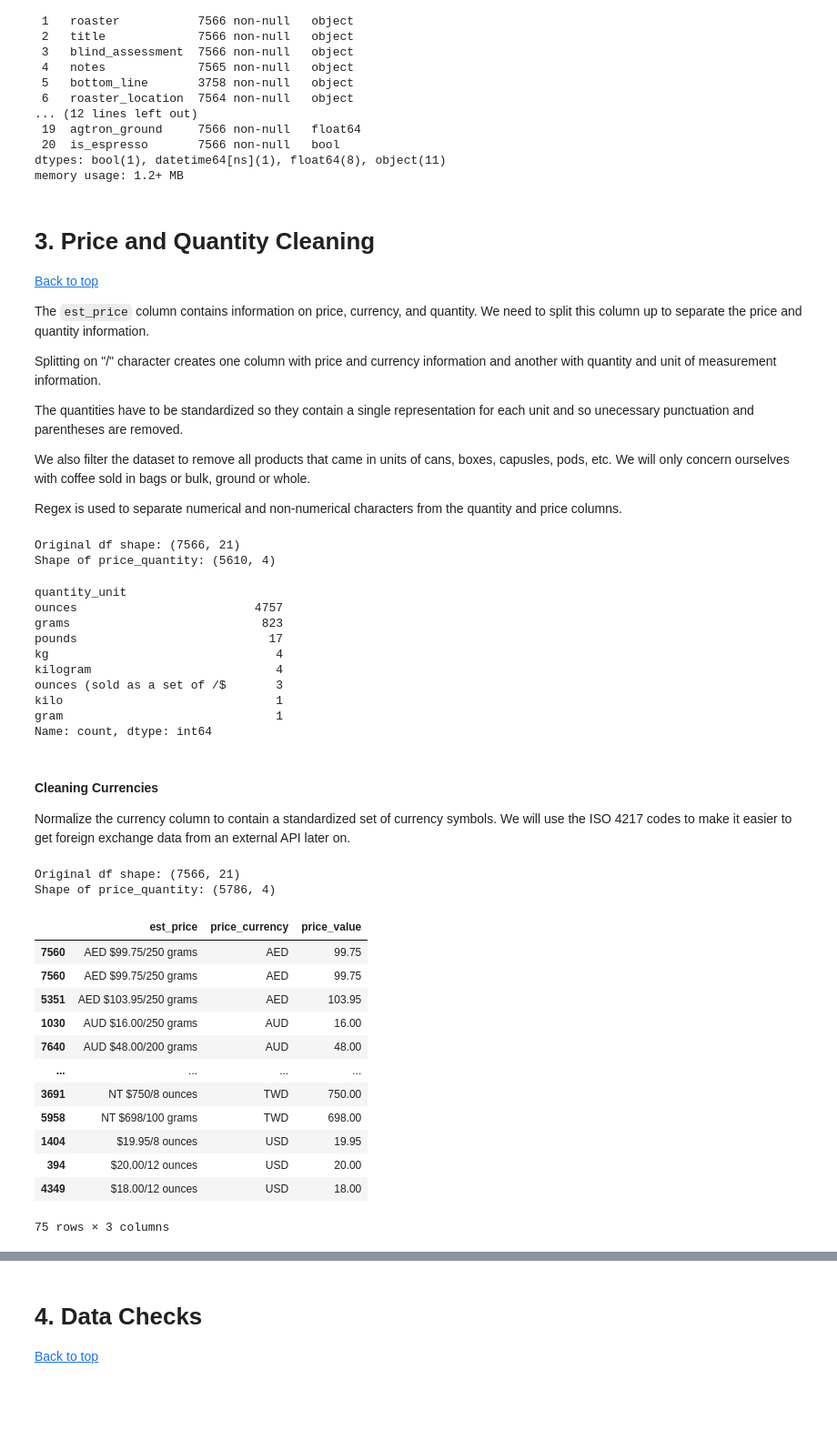
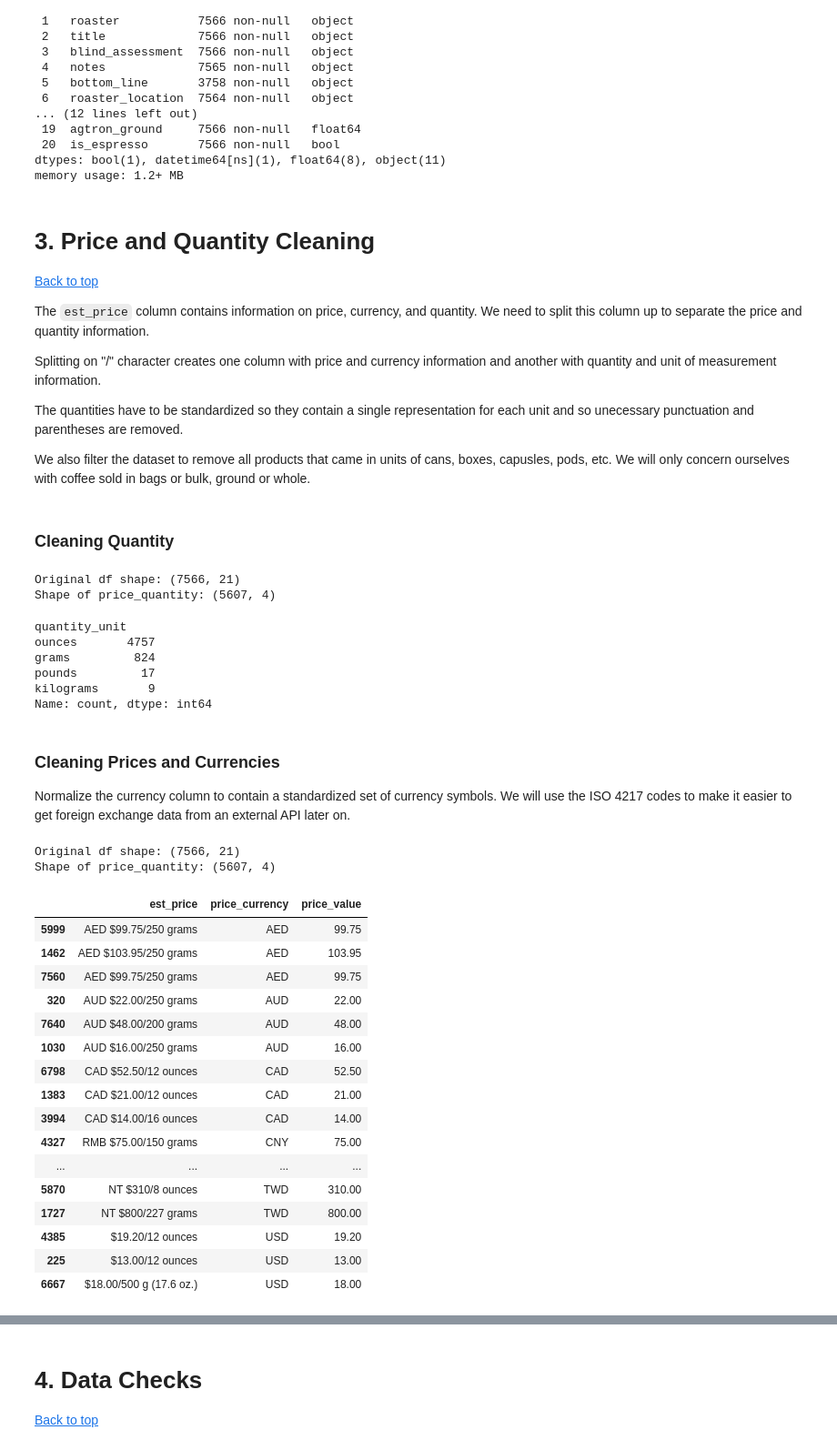
Before and after one commit to tynardone/coffee-review-analysis, a Jupyter notebook: notebooks/1_data_cleaning.ipynb, the cells around one changed output, grey strips where cells are left out. Shown at 91% size. Saved outputs shown, nothing was run; the diff lists cells and outputs as text; code cells hidden in the pictures; blank space fills up the shorter version.

```diff
--- a/notebooks/1_data_cleaning.ipynb
+++ b/notebooks/1_data_cleaning.ipynb
@@ -178,8 +178,8 @@ Splitting on "/" character creates one column with price and currency informatio
 The quantities have to be standardized so they contain a single representation for each unit and so unecessary punctuation and parentheses are removed.
 
 We also filter the dataset to remove all products that came in units of cans, boxes, capusles, pods, etc. We will only concern ourselves with coffee sold in bags or bulk, ground or whole.
-
-Regex is used to separate numerical and non-numerical characters from the quantity and price columns.
+# %% [markdown]
+### Cleaning Quantity
 # %%
 drop_terms = [
     "can",
@@ -220,10 +220,6 @@ def price_quantity_split(df: pd.DataFrame) -> pd.DataFrame:
             # Cleanup quantity
             quantity=lambda df_: (
                 df_["quantity"]
-                .loc[
-            lambda df_: ~df_["quantity"].str.contains(drop_terms_string, case=False),
-            :,
-        ]
                 .str.lower().str.strip()
                 # Remove parentheses and anything inside them
                 .str.replace(r"\(.*?\)", "", regex=True)
@@ -232,9 +228,11 @@ def price_quantity_split(df: pd.DataFrame) -> pd.DataFrame:
                 # Standardize units
                 .str.replace(r".g$", " grams", regex=True)
                 .str.replace(r"\sg$", "grams", regex=True)
+                .str.replace(r"\bgram$", "grams", regex=True)
                 .str.replace(r"pound$", "1 pounds", regex=True)
                 .str.replace(r"oz|onces|ouncues|ounce$|ounces\*", "ounces", regex=True)
-                .str.replace("\bkilo\b", "kilograms", regex=True)
+                .str.replace("kilogram", "kilograms")
+                .str.replace("kg", "kilograms")
                 # Remove "online" from any quantity
                 .str.replace("online", "")
                 .str.strip()
@@ -242,6 +240,11 @@ def price_quantity_split(df: pd.DataFrame) -> pd.DataFrame:
             price=lambda df_: df_["price"].str.replace("..", "."),
         )
         .dropna()
+        # Remove rows where coffee is sold in a can, box, pouch, packet, or tin
+        .loc[
+            lambda df_: ~df_["quantity"].str.contains(drop_terms_string, case=False),
+            :,
+        ]
         # Split quantity into value and unit, and split price into value and currency
         .assign(
             # Extract number value from quantity
@@ -255,6 +258,7 @@ def price_quantity_split(df: pd.DataFrame) -> pd.DataFrame:
                 .replace("\.", "", regex=True)
                 .str.strip()
                 .mask(lambda s: s == "g", "grams")
+                .mask(lambda s: s == "kilo", "kilograms")
                 .str.strip()
             ),
             # Extract price value from price column
@@ -271,7 +275,9 @@ def price_quantity_split(df: pd.DataFrame) -> pd.DataFrame:
         )
         # Drop the original price and quantity columns
         .drop(columns=["price", "quantity"])
-    )
+        # remove rows where quantity_unit contains (
+        .loc[lambda df_: ~df_["quantity_unit"].str.contains(r"\(", regex=True), :]
+        )
     print(f"Shape of price_quantity: {price_quantity.shape}")
 
     # Merge the price_quantity DataFrame with the original DataFrame
@@ -283,20 +289,15 @@ df = df_in.pipe(tweak_df).pipe(price_quantity_split)
 df.quantity_unit.value_counts()
 # %% [output]
 Original df shape: (7566, 21)
-Shape of price_quantity: (5610, 4)
+Shape of price_quantity: (5607, 4)
 quantity_unit
-ounces                         4757
-grams                           823
-pounds                           17
-kg                                4
-kilogram                          4
-ounces (sold as a set of /$       3
-kilo                              1
-gram                              1
+ounces       4757
+grams         824
+pounds         17
+kilograms       9
 Name: count, dtype: int64
 # %% [markdown]
-#### Cleaning Currencies
-
+### Cleaning Prices and Currencies
 Normalize the currency column to contain a standardized set of currency symbols. We will use the ISO 4217 codes to make it easier to get foreign exchange data from an external API later on.
 # %%
 def clean_currency(df: pd.DataFrame) -> pd.DataFrame:
@@ -309,47 +310,55 @@ def clean_currency(df: pd.DataFrame) -> pd.DataFrame:
         .str.replace("#", "GBP")
         .str.replace("¥", "JPY")
         .str.replace("£", "GBP")
         .str.replace("€", "EUR")
         .str.replace("POUND", "GBP")
         .str.replace("PESOS", "MXN")
         .str.replace("RMB", "CNY")
         .str.replace("EUROS", "EUR")
         .str.strip()
         .mask(lambda s: s == "US", "USD")
         .mask(lambda s: s == " ", "USD")
         .mask(lambda s: s == "E", "EUR")
         .mask(lambda s: s == "NTD", "TWD")
         .mask(lambda s: s == "NT", "TWD")
         .mask(lambda s: s == "", "USD")
         .mask(lambda s: s == "HK", "HKD")
         .str.strip()
     )
     return df.assign(price_currency=price_currency)
 
 
-df = df_in.pipe(tweak_df).pipe(price_quantity_split).pipe(clean_currency)
+df = (df_in
+      .pipe(tweak_df)
+      .pipe(price_quantity_split)
+      .pipe(clean_currency)
+)
 
 
 # Check that currencies make sense from original est_price column
 df.loc[:, ["est_price", "price_currency", "price_value"]].groupby(
     "price_currency"
 ).sample(3, replace=True)
 # %% [output]
 Original df shape: (7566, 21)
-Shape of price_quantity: (5786, 4)
+Shape of price_quantity: (5607, 4)
 |  | est_price | price_currency | price_value |
+| 5999 | AED $99.75/250 grams | AED | 99.75 |
+| 1462 | AED $103.95/250 grams | AED | 103.95 |
 | 7560 | AED $99.75/250 grams | AED | 99.75 |
-| 7560 | AED $99.75/250 grams | AED | 99.75 |
-| 5351 | AED $103.95/250 grams | AED | 103.95 |
+| 320 | AUD $22.00/250 grams | AUD | 22.00 |
+| 7640 | AUD $48.00/200 grams | AUD | 48.00 |
 | 1030 | AUD $16.00/250 grams | AUD | 16.00 |
-| 7640 | AUD $48.00/200 grams | AUD | 48.00 |
+| 6798 | CAD $52.50/12 ounces | CAD | 52.50 |
+| 1383 | CAD $21.00/12 ounces | CAD | 21.00 |
+| 3994 | CAD $14.00/16 ounces | CAD | 14.00 |
+| 4327 | RMB $75.00/150 grams | CNY | 75.00 |
 | ... | ... | ... | ... |
-| 3691 | NT $750/8 ounces | TWD | 750.00 |
-| 5958 | NT $698/100 grams | TWD | 698.00 |
-| 1404 | $19.95/8 ounces | USD | 19.95 |
-| 394 | $20.00/12 ounces | USD | 20.00 |
-| 4349 | $18.00/12 ounces | USD | 18.00 |
+| 5870 | NT $310/8 ounces | TWD | 310.00 |
+| 1727 | NT $800/227 grams | TWD | 800.00 |
+| 4385 | $19.20/12 ounces | USD | 19.20 |
+| 225 | $13.00/12 ounces | USD | 13.00 |
+| 6667 | $18.00/500 g (17.6 oz.) | USD | 18.00 |
-75 rows × 3 columns
 # %%
 df.price_currency.value_counts()
 # %% [output]
```
Also changed, not shown: parts of 6 cells of this notebook, 3 other files.
